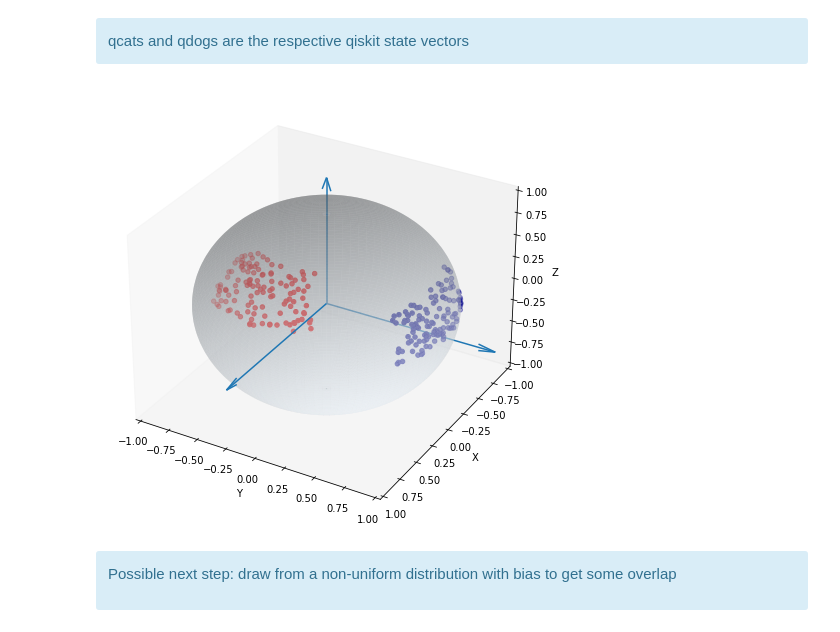
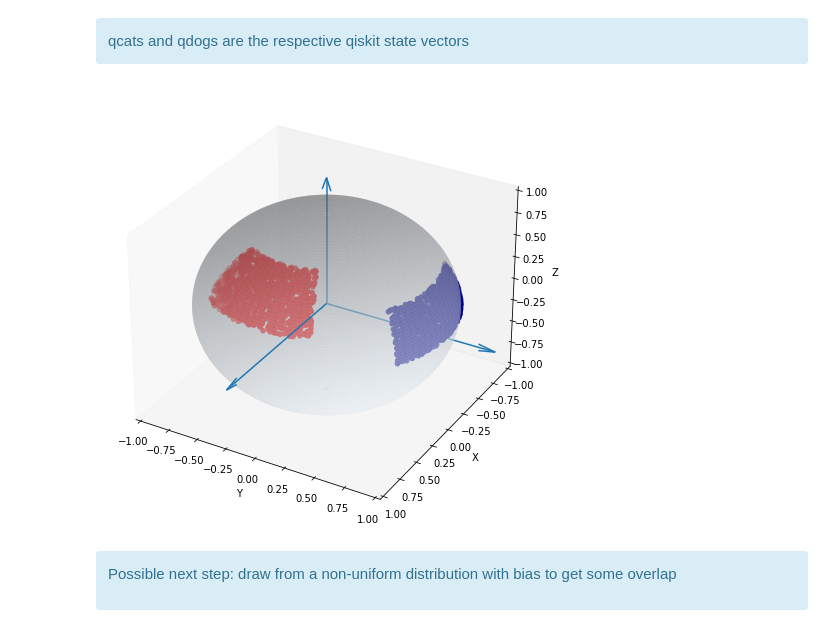
Before and after one commit to Quantronauts/qhack21, a Jupyter notebook: hackaton/datas/State preparation.ipynb, the cells around one changed output. Saved outputs shown, nothing was run; the diff lists cells and outputs as text; code cells hidden in the pictures.

Commit message:
larger dataset 2000/500

```diff
--- a/hackaton/datas/State preparation.ipynb
+++ b/hackaton/datas/State preparation.ipynb
@@ -203,19 +203,22 @@ def plot_two_groups_of_qstates(theta_min,
 <div class="alert alert-block alert-info">
 qcats and qdogs are the respective qiskit state vectors
 </div>
+# %%
+## size of the full dataset
+size = 2500
 # %%
 squeeze = .65
 qcats, qdogs, cats_angles, dogs_angles = plot_two_groups_of_qstates(
     theta_min=[pi / 5, pi / 3],
     theta_max=[3 * pi / 5 * squeeze, pi / 2],
     phi_min=[-pi / 5, pi / 3],
     phi_max=[pi / 5 * squeeze, pi * squeeze],
     qreg=q,
     rng_seed=[123, 456],
-    size=125)
+    size=int(size/2))
 # qcats are the red points and qdogs are the blue points
 # %% [output]
-[figure, old version]
+[figure, new version]
 # %% [markdown]
 <div class="alert alert-block alert-info">
 
```
Also changed, not shown: parts of 4 cells of this notebook, 4 other files.
